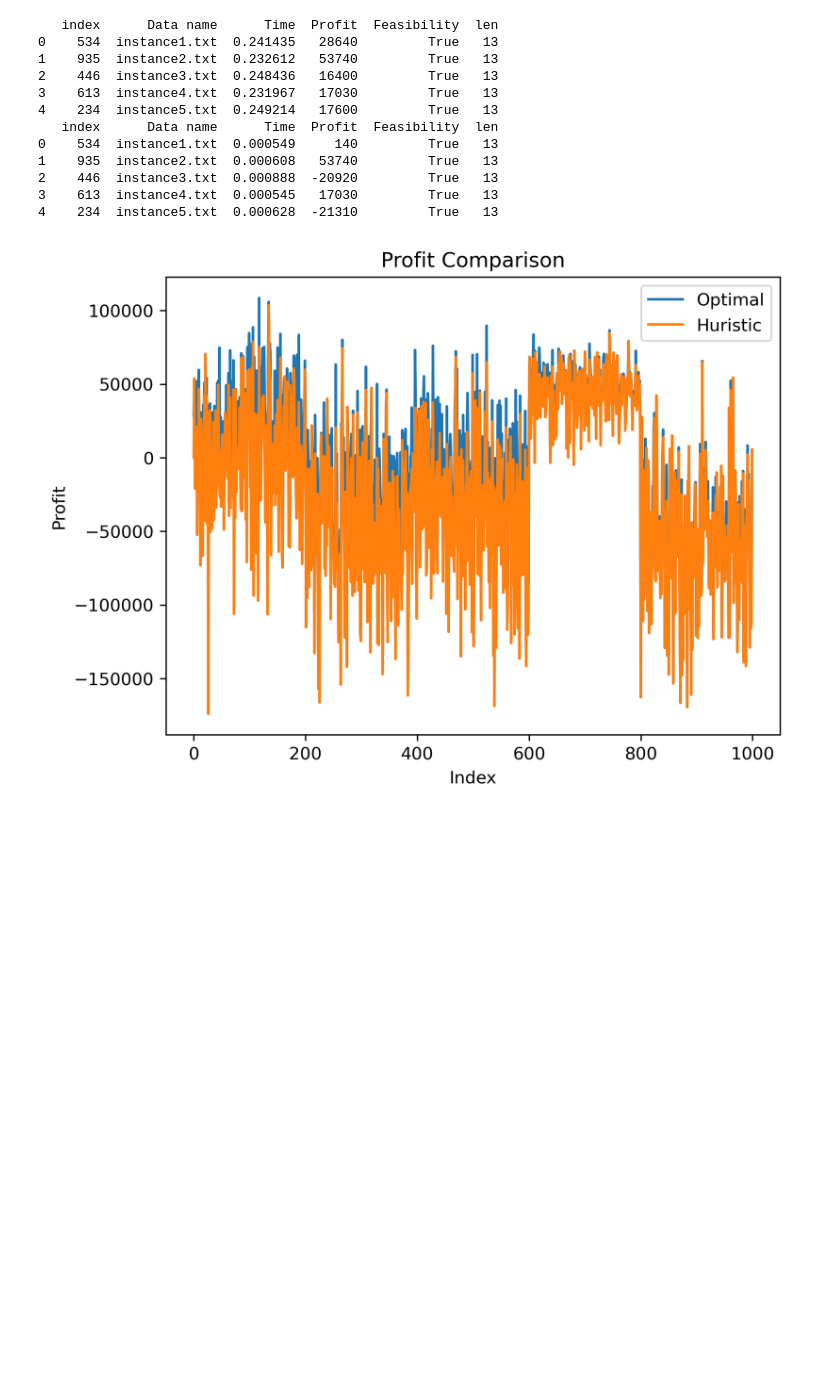
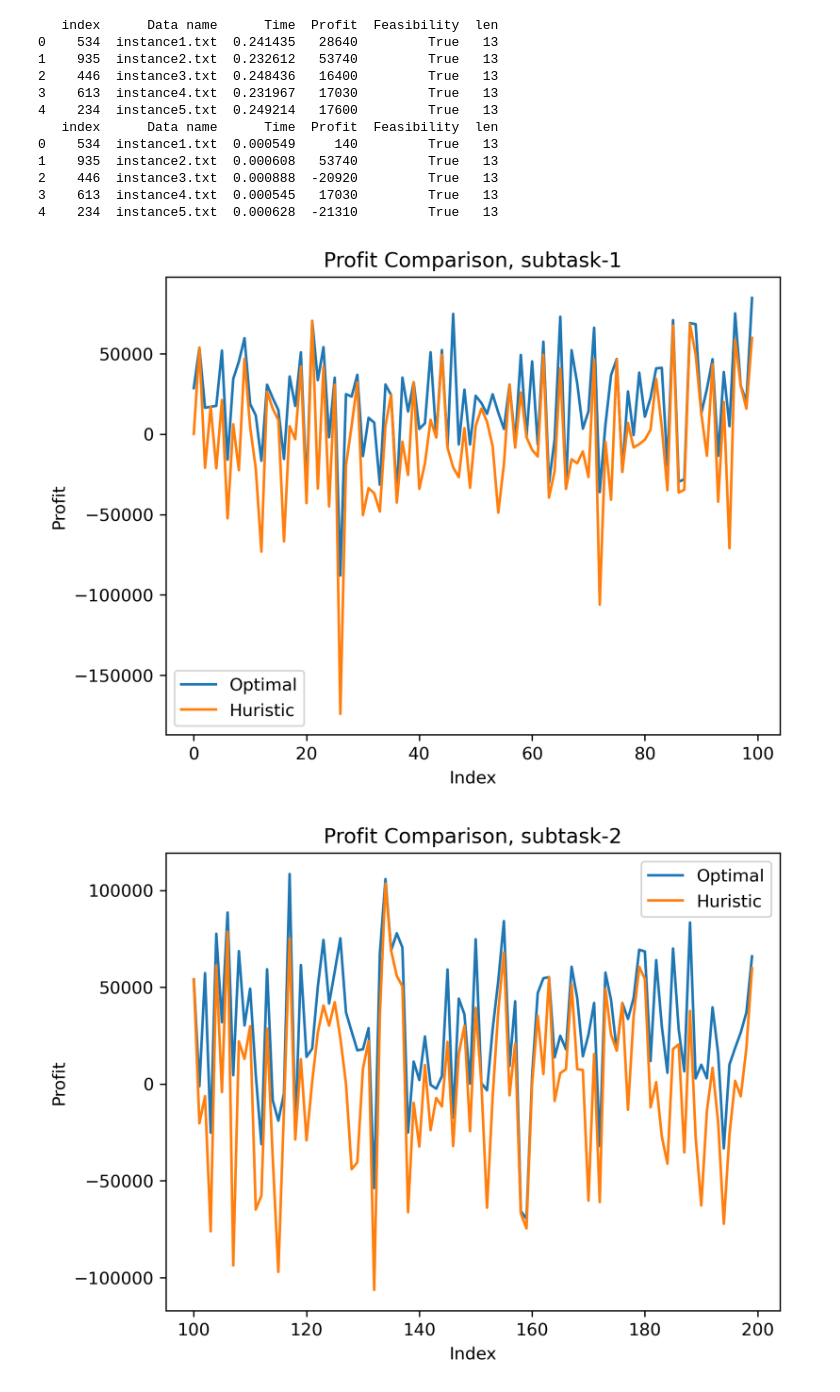
Before and after one commit to namwoam/or-midterm, a Jupyter notebook: graph.ipynb, the cells around one changed output. Cells and saved outputs as stored; diff of their text form; code cells hidden in the pictures; blank space fills up the shorter version.

```diff
--- a/graph.ipynb
+++ b/graph.ipynb
@@ -4,7 +4,7 @@ import matplotlib.pyplot as plt
 import pandas as pd
 import os
 
-mpl.rcParams['figure.dpi'] = 3000
+mpl.rcParams['figure.dpi'] = 300
 
 
 def sort_df(df: pd.DataFrame) -> pd.DataFrame:
@@ -39,18 +39,22 @@ print(huristic_solution.head())
 3    613  instance4.txt  0.000545   17030         True   13
 4    234  instance5.txt  0.000628  -21310         True   13
 # %%
-plt.plot(optimal_solution['Profit'], label='Optimal')
-plt.plot(huristic_solution['Profit'], label='Huristic')
 
+
+for subtask in range(5):
+    f = plt.figure(subtask)
+    plt.plot(optimal_solution['Profit'][subtask*100:(subtask+1)*100], label='Optimal')
+    plt.plot(huristic_solution['Profit'][subtask*100:(subtask+1)*100], label='Huristic')
 # add labels and title
-plt.xlabel('Index')
-plt.ylabel('Profit')
-plt.title('Profit Comparison')
+    plt.xlabel('Index')
+    plt.ylabel('Profit')
+    plt.title(f'Profit Comparison, subtask-{subtask+1}')
 
-# add legend
-plt.legend()
+    # add legend
+    plt.legend()
 
-# show the plot
-plt.show()
+    # show the plot
+    plt.savefig(f"subtask-{subtask+1}.png")
 # %% [output]
-[figure, old version]
+[figure, new version]
+[figure, added]
```
Also changed, not shown: parts of 1 cell of this notebook, 8 other files.
